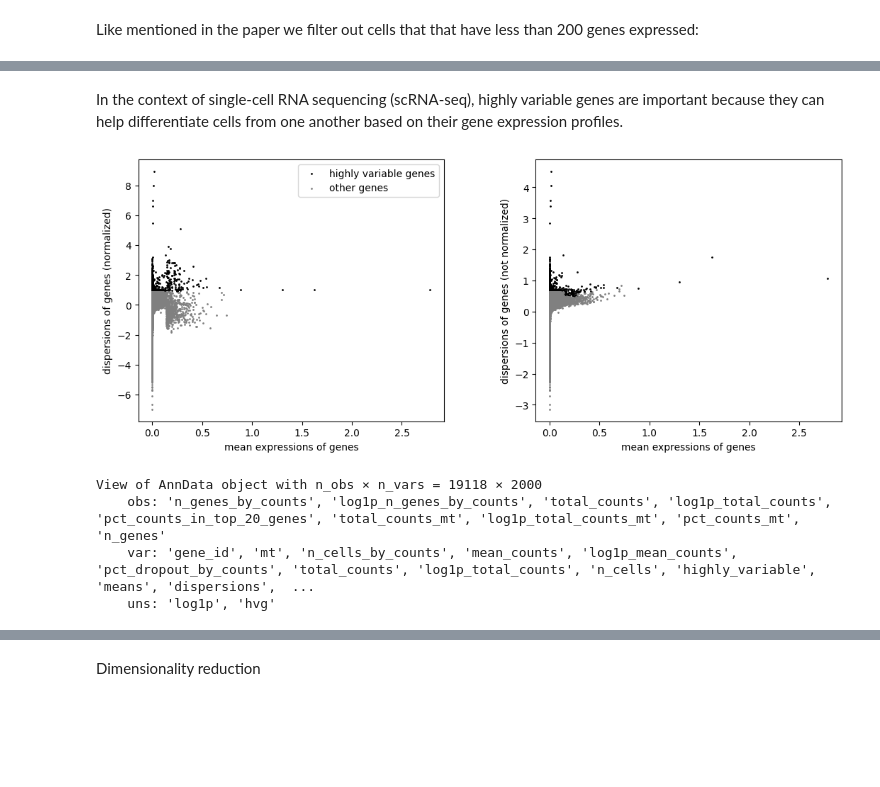
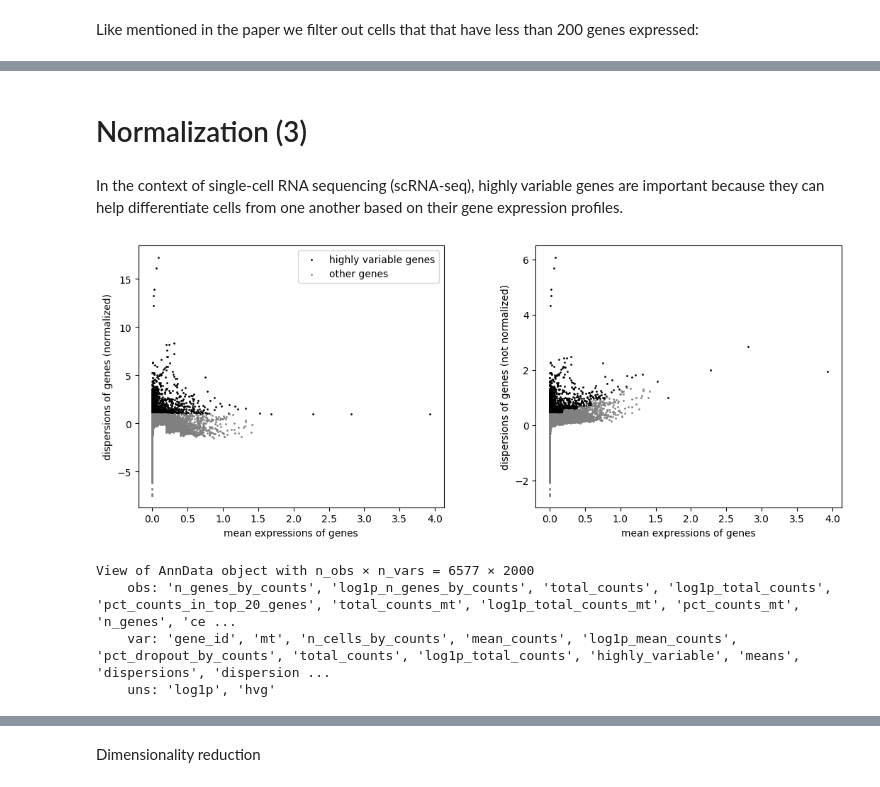
Before and after one commit to riccardoAli31/Gene-expression-changes-from-CNV, a Jupyter notebook: preprocessing/preprocessing_sample2.ipynb, the cells around one changed output, grey strips where cells are left out. Cells and saved outputs as stored; diff of their text form; code cells hidden in the pictures; blank space fills up the shorter version.

```diff
--- a/preprocessing/preprocessing_sample2.ipynb
+++ b/preprocessing/preprocessing_sample2.ipynb
@@ -124 +150,3 @@ Normalization
+# %% [markdown]
+# Normalization (3)
 # %%
@@ -129,6 +157,6 @@ sc.pp.highly_variable_genes(sample_2, n_top_genes=2000)
 # %% [markdown]
 In the context of single-cell RNA sequencing (scRNA-seq), highly variable genes are important because they can help differentiate cells from one another based on their gene expression profiles.
 # %%
-sc.pl.highly_variable_genes(sample_2)
+sc.pl.highly_variable_genes(sample_2_filtered)
 # %% [output]
-[figure, old version]
+[figure, new version]
@@ -137,7 +162,0 @@ sample_2 = sample_2[:, sample_2.var.highly_variable]
-# %%
-sample_2
-# %% [output]
-View of AnnData object with n_obs × n_vars = 19118 × 2000
-    obs: 'n_genes_by_counts', 'log1p_n_genes_by_counts', 'total_counts', 'log1p_total_counts', 'pct_counts_in_top_20_genes', 'total_counts_mt', 'log1p_total_counts_mt', 'pct_counts_mt', 'n_genes'
-    var: 'gene_id', 'mt', 'n_cells_by_counts', 'mean_counts', 'log1p_mean_counts', 'pct_dropout_by_counts', 'total_counts', 'log1p_total_counts', 'n_cells', 'highly_variable', 'means', 'dispersions',  ...
-    uns: 'log1p', 'hvg'
@@ -144 +165,8 @@ View of AnnData object with n_obs × n_vars = 19118 × 2000
+# %%
+sample_2_filtered
+# %% [output]
+View of AnnData object with n_obs × n_vars = 6577 × 2000
+    obs: 'n_genes_by_counts', 'log1p_n_genes_by_counts', 'total_counts', 'log1p_total_counts', 'pct_counts_in_top_20_genes', 'total_counts_mt', 'log1p_total_counts_mt', 'pct_counts_mt', 'n_genes', 'ce ...
+    var: 'gene_id', 'mt', 'n_cells_by_counts', 'mean_counts', 'log1p_mean_counts', 'pct_dropout_by_counts', 'total_counts', 'log1p_total_counts', 'highly_variable', 'means', 'dispersions', 'dispersion ...
+    uns: 'log1p', 'hvg'
 # %%
```
Also changed, not shown: parts of 74 cells of this notebook.
